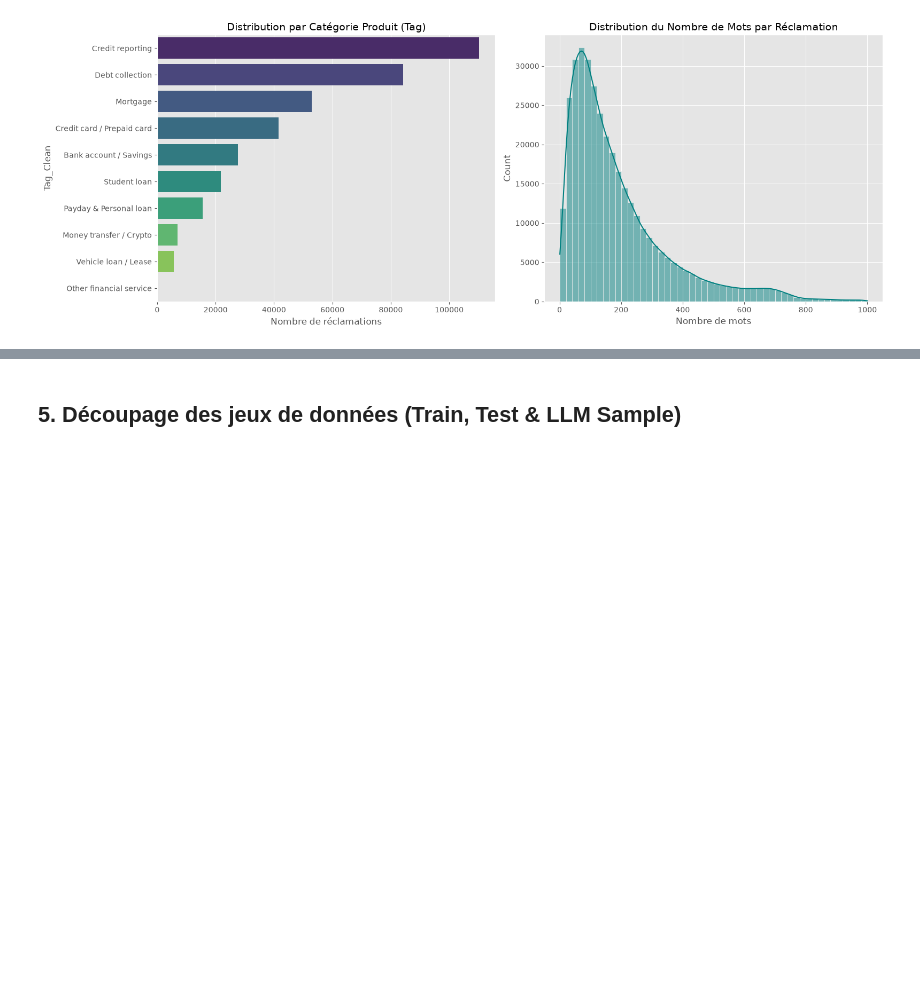
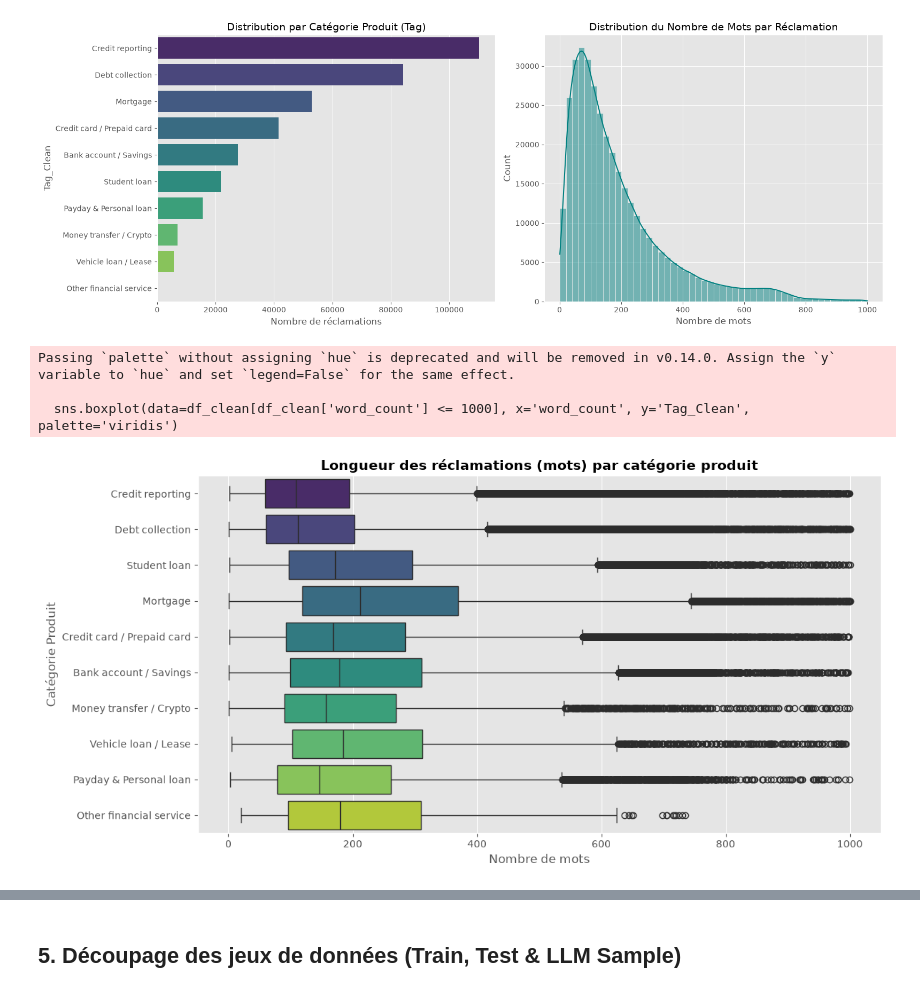
Before and after one commit to bartheolivier/Projet12_ZenAssist, a Jupyter notebook: 01_analyse_exploratoire.ipynb, the cells around one changed output, grey strips where cells are left out. Drawn from its saved outputs; the diff is of its cells as text; code cells hidden in the pictures; blank space fills up the shorter version.

```diff
--- a/01_analyse_exploratoire.ipynb
+++ b/01_analyse_exploratoire.ipynb
@@ -43,0 +27,4 @@ Nombre total de lignes : 1,282,355
+# %%
+# chargement du dataset
+csv_path = 'dataset/dataset.csv'
+df = pd.read_csv(csv_path, low_memory=False)
@@ -43,0 +67,5 @@ Nombre total de lignes : 1,282,355
+# %%
+# on restreint aux colonnes utiles
+usecols = ['Date received', 'Tag', 'Consumer Claim',   'Company']
+df = df[usecols].copy()
+df.head()
@@ -118,3 +185,17 @@ Passing `palette` without assigning `hue` is deprecated and will be removed in v
 
   sns.barplot(x=clean_tag_counts.values, y=clean_tag_counts.index, ax=axes[0], palette='viridis')
 [figure]
+# %%
+plt.figure(figsize=(12, 6))
+# On limite aux réclamations de <= 1000 mots pour la lisibilité
+sns.boxplot(data=df_clean[df_clean['word_count'] <= 1000], x='word_count', y='Tag_Clean', palette='viridis')
+plt.title('Longueur des réclamations (mots) par catégorie produit', fontsize=14, fontweight='bold')
+plt.xlabel('Nombre de mots')
+plt.ylabel('Catégorie Produit')
+plt.tight_layout()
+plt.show()
+# %% [output]
+Passing `palette` without assigning `hue` is deprecated and will be removed in v0.14.0. Assign the `y` variable to `hue` and set `legend=False` for the same effect.
+
+  sns.boxplot(data=df_clean[df_clean['word_count'] <= 1000], x='word_count', y='Tag_Clean', palette='viridis')
+[figure, added]
```
Also changed, not shown: parts of 9 cells of this notebook, 11 other files.
